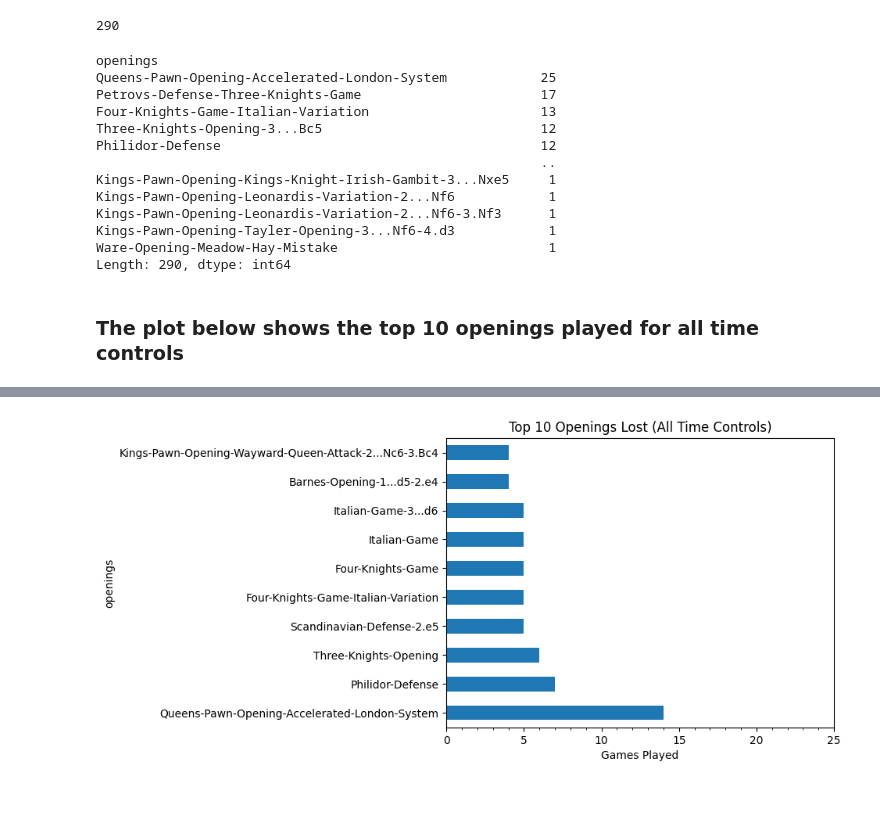
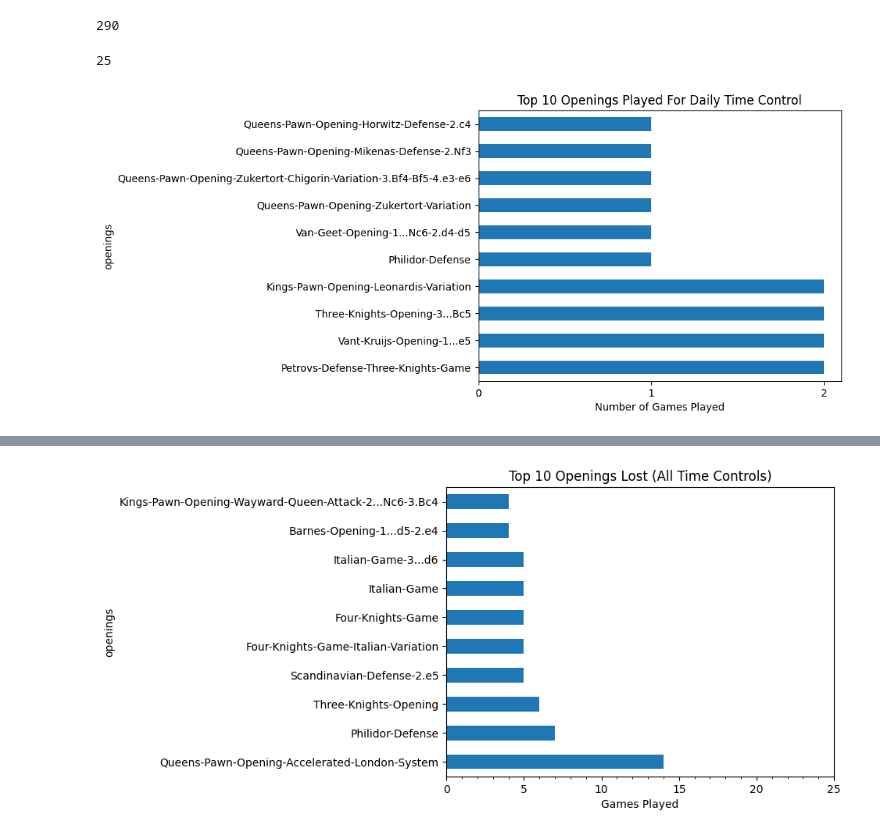
Before and after one commit to hfactor13/MyChessGames, a Jupyter notebook: chess_analysis.ipynb, the cells around one changed output, grey strips where cells are left out. Saved outputs shown, nothing was run; the diff lists cells and outputs as text; code cells hidden in the pictures; blank space fills up the shorter version.

Commit message:
Created functions to plot openings played by time control and game outcome

```diff
--- a/chess_analysis.ipynb
+++ b/chess_analysis.ipynb
@@ -324,22 +324,24 @@ dtype: int64
 chess_games["openings"].nunique() # number of unique openings
 # %% [output]
 290
-# %%
-openings = chess_games.groupby("openings").size().sort_values(ascending = False) # number of times an opening was played in descending order
-openings
-# %% [output]
-openings
-Queens-Pawn-Opening-Accelerated-London-System            25
-Petrovs-Defense-Three-Knights-Game                       17
-Four-Knights-Game-Italian-Variation                      13
-Three-Knights-Opening-3...Bc5                            12
-Philidor-Defense                                         12
-                                                         ..
-Kings-Pawn-Opening-Kings-Knight-Irish-Gambit-3...Nxe5     1
-Kings-Pawn-Opening-Leonardis-Variation-2...Nf6            1
-Kings-Pawn-Opening-Leonardis-Variation-2...Nf6-3.Nf3      1
-Kings-Pawn-Opening-Tayler-Opening-3...Nf6-4.d3            1
-Ware-Opening-Meadow-Hay-Mistake                           1
-Length: 290, dtype: int64
-# %% [markdown]
-### The plot below shows the top 10 openings played for all time controls
+# %%
+max_num_openings_played = chess_games.groupby("openings").size().max() # maximum number of openings played for all time controls
+max_num_openings_played
+# %% [output]
+25
+# %%
+def plot_openings_by_time_control(df, time_control):
+    """Plots the top 10 descending openings played for a given time control.
+
+    Args:
+        df (pandas.DataFrame): time control dataframe (i.e. blitz, rapid, daily, or bullet)
+        time_control (str): time control used in the title for the plot
+    """
+    openings = df.groupby("openings").size().sort_values(ascending = False) # number of times an opening was played in descending order
+    openings[:10].plot(kind = "barh", title = f"Top 10 Openings Played For {time_control} Time Control", xlabel = "Number of Games Played")
+    plt.xticks([i for i in range(openings.max() + 1)])
+    plt.show()
+# %%
+plot_openings_by_time_control(daily_games, "Daily") # top 10 openings played for daily time control
+# %% [output]
+[figure, added]
```
Also changed, not shown: parts of 8 cells of this notebook.
